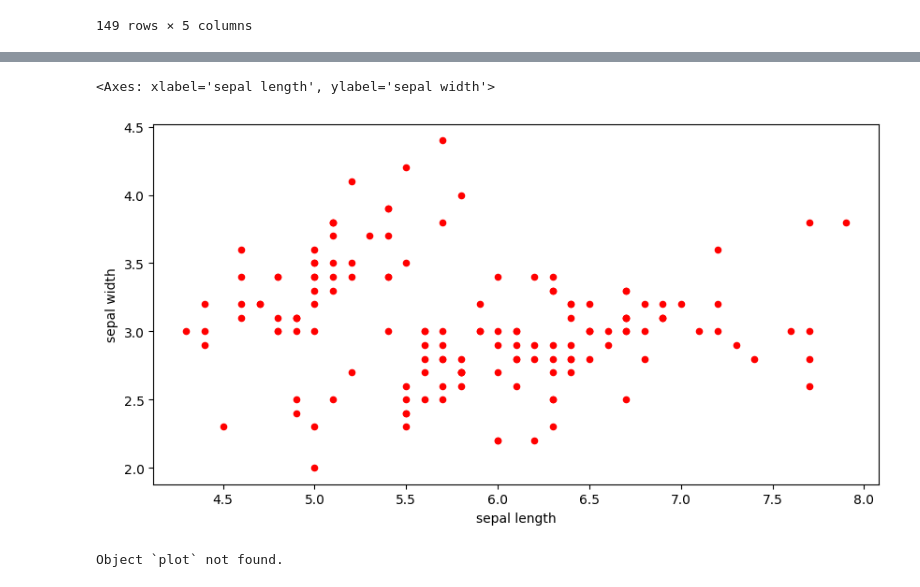
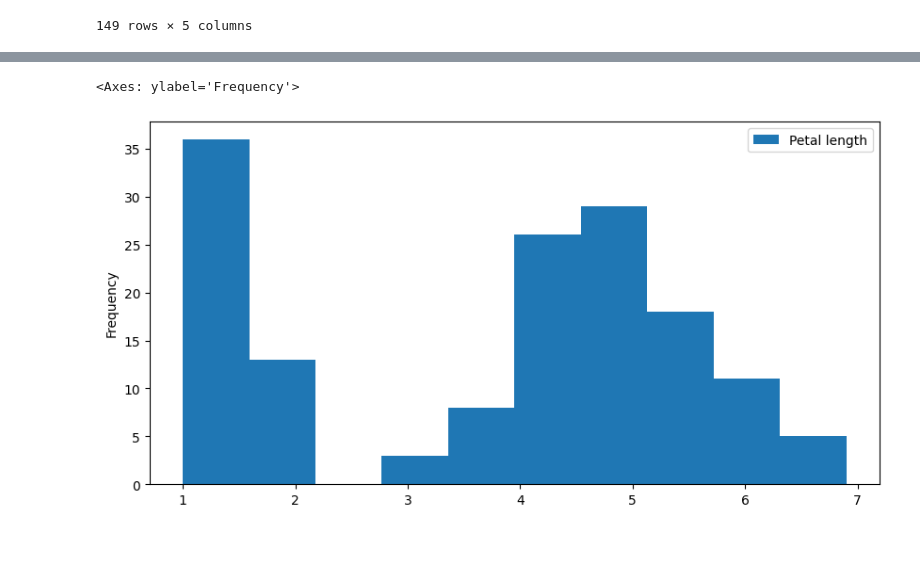
Before and after one commit to Srishti36912/python, a Jupyter notebook: practice.ipynb, the cells around one changed output, grey strips where cells are left out. Cells and saved outputs as stored; diff of their text form; code cells hidden in the pictures; blank space fills up the shorter version.

```diff
--- a/practice.ipynb
+++ b/practice.ipynb
@@ -1090,9 +1102,5 @@ df.dropna()
 # %%
-df.plot(kind='scatter', figsize=(10,5), x='sepal length', y='sepal width', color='red')
+df.plot(kind='hist', figsize=(10,5), y='Petal length', x='Species')
 # %% [output]
-<Axes: xlabel='sepal length', ylabel='sepal width'>
+<Axes: ylabel='Frequency'>
-[figure, old version]
+[figure, new version]
-# %%
-df.plot()
-# %% [output]
-Object `plot` not found.
```
Also changed, not shown: parts of 10 cells of this notebook, 2 other files.
